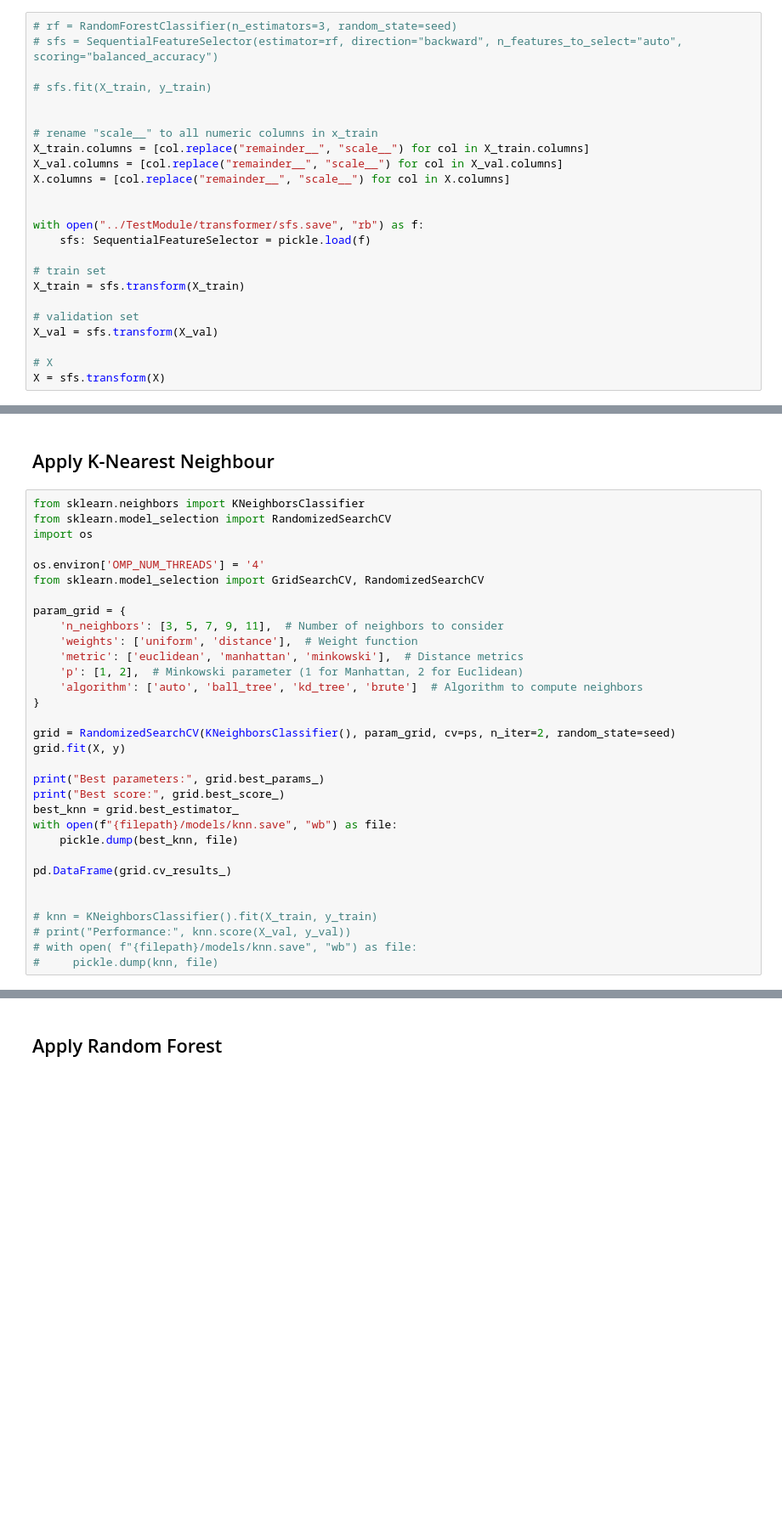
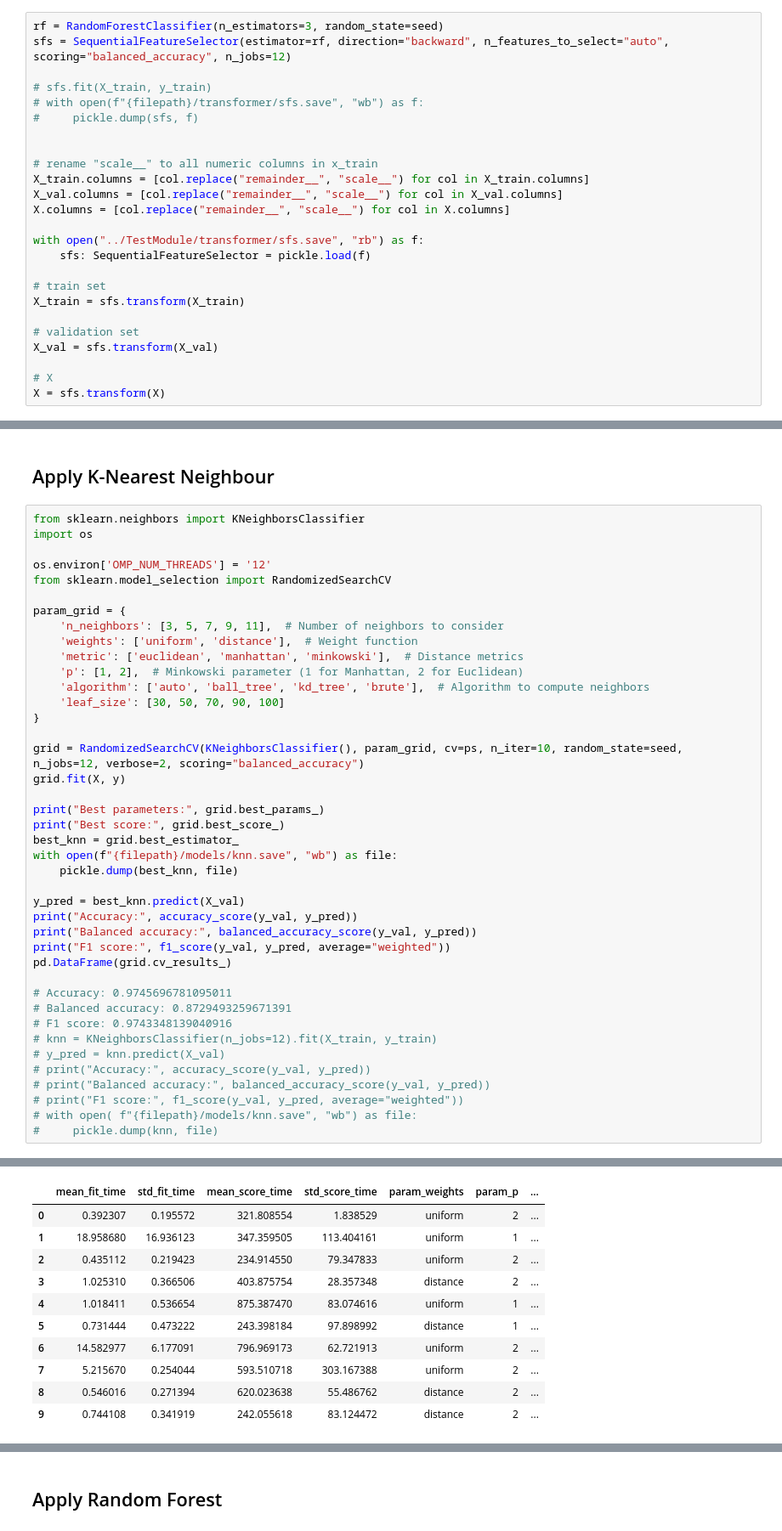
Before and after one commit to CyberGiant7/DataAnalyticsProject, a Jupyter notebook: TrainingModule/train_module.ipynb, the cells around one changed output, grey strips where cells are left out. Shown at 85% size. Drawn from its saved outputs; the diff is of its cells as text; blank space fills up the shorter version.

```diff
--- a/TrainingModule/train_module.ipynb
+++ b/TrainingModule/train_module.ipynb
@@ -122,17 +134,18 @@ X_val = ct.transform(X_val)
 # X
 X = ct.transform(X)
 # %%
-# rf = RandomForestClassifier(n_estimators=3, random_state=seed)
-# sfs = SequentialFeatureSelector(estimator=rf, direction="backward", n_features_to_select="auto", scoring="balanced_accuracy")
+rf = RandomForestClassifier(n_estimators=3, random_state=seed)
+sfs = SequentialFeatureSelector(estimator=rf, direction="backward", n_features_to_select="auto", scoring="balanced_accuracy", n_jobs=12)
 
 # sfs.fit(X_train, y_train)
+# with open(f"{filepath}/transformer/sfs.save", "wb") as f:
+#     pickle.dump(sfs, f)
 
 
 # rename "scale__" to all numeric columns in x_train
 X_train.columns = [col.replace("remainder__", "scale__") for col in X_train.columns]
 X_val.columns = [col.replace("remainder__", "scale__") for col in X_val.columns]
 X.columns = [col.replace("remainder__", "scale__") for col in X.columns]
-
 
 with open("../TestModule/transformer/sfs.save", "rb") as f:
     sfs: SequentialFeatureSelector = pickle.load(f)
@@ -174,21 +200,21 @@ X_pca = pca.transform(X)
 ## Apply K-Nearest Neighbour
 # %%
 from sklearn.neighbors import KNeighborsClassifier
-from sklearn.model_selection import RandomizedSearchCV
 import os
 
-os.environ['OMP_NUM_THREADS'] = '4'
-from sklearn.model_selection import GridSearchCV, RandomizedSearchCV
+os.environ['OMP_NUM_THREADS'] = '12'
+from sklearn.model_selection import RandomizedSearchCV
 
 param_grid = {
     'n_neighbors': [3, 5, 7, 9, 11],  # Number of neighbors to consider
     'weights': ['uniform', 'distance'],  # Weight function
     'metric': ['euclidean', 'manhattan', 'minkowski'],  # Distance metrics
     'p': [1, 2],  # Minkowski parameter (1 for Manhattan, 2 for Euclidean)
-    'algorithm': ['auto', 'ball_tree', 'kd_tree', 'brute']  # Algorithm to compute neighbors
+    'algorithm': ['auto', 'ball_tree', 'kd_tree', 'brute'],  # Algorithm to compute neighbors
+    'leaf_size': [30, 50, 70, 90, 100]
 }
 
-grid = RandomizedSearchCV(KNeighborsClassifier(), param_grid, cv=ps, n_iter=2, random_state=seed)
+grid = RandomizedSearchCV(KNeighborsClassifier(), param_grid, cv=ps, n_iter=10, random_state=seed, n_jobs=12, verbose=2, scoring="balanced_accuracy")
 grid.fit(X, y)
 
 print("Best parameters:", grid.best_params_)
@@ -197,11 +223,20 @@ best_knn = grid.best_estimator_
 with open(f"{filepath}/models/knn.save", "wb") as file:
     pickle.dump(best_knn, file)
 
+y_pred = best_knn.predict(X_val)
+print("Accuracy:", accuracy_score(y_val, y_pred))
+print("Balanced accuracy:", balanced_accuracy_score(y_val, y_pred))
+print("F1 score:", f1_score(y_val, y_pred, average="weighted"))
 pd.DataFrame(grid.cv_results_)
 
-
-# knn = KNeighborsClassifier().fit(X_train, y_train)
-# print("Performance:", knn.score(X_val, y_val))
+# Accuracy: 0.9745696781095011
+# Balanced accuracy: 0.8729493259671391
+# F1 score: 0.9743348139040916
+# knn = KNeighborsClassifier(n_jobs=12).fit(X_train, y_train)
+# y_pred = knn.predict(X_val)
+# print("Accuracy:", accuracy_score(y_val, y_pred))
+# print("Balanced accuracy:", balanced_accuracy_score(y_val, y_pred))
+# print("F1 score:", f1_score(y_val, y_pred, average="weighted"))
 # with open( f"{filepath}/models/knn.save", "wb") as file:
 #     pickle.dump(knn, file)
 # %% [output]
@@ -208,0 +249,11 @@ KeyboardInterrupt:
+|  | mean_fit_time | std_fit_time | mean_score_time | std_score_time | param_weights | param_p | ... |
+| 0 | 0.392307 | 0.195572 | 321.808554 | 1.838529 | uniform | 2 | ... |
+| 1 | 18.958680 | 16.936123 | 347.359505 | 113.404161 | uniform | 1 | ... |
+| 2 | 0.435112 | 0.219423 | 234.914550 | 79.347833 | uniform | 2 | ... |
+| 3 | 1.025310 | 0.366506 | 403.875754 | 28.357348 | distance | 2 | ... |
+| 4 | 1.018411 | 0.536654 | 875.387470 | 83.074616 | uniform | 1 | ... |
+| 5 | 0.731444 | 0.473222 | 243.398184 | 97.898992 | distance | 1 | ... |
+| 6 | 14.582977 | 6.177091 | 796.969173 | 62.721913 | uniform | 2 | ... |
+| 7 | 5.215670 | 0.254044 | 593.510718 | 303.167388 | uniform | 2 | ... |
+| 8 | 0.546016 | 0.271394 | 620.023638 | 55.486762 | distance | 2 | ... |
+| 9 | 0.744108 | 0.341919 | 242.055618 | 83.124472 | distance | 2 | ... |
```
Also changed, not shown: parts of 10 cells of this notebook, 3 other files.
